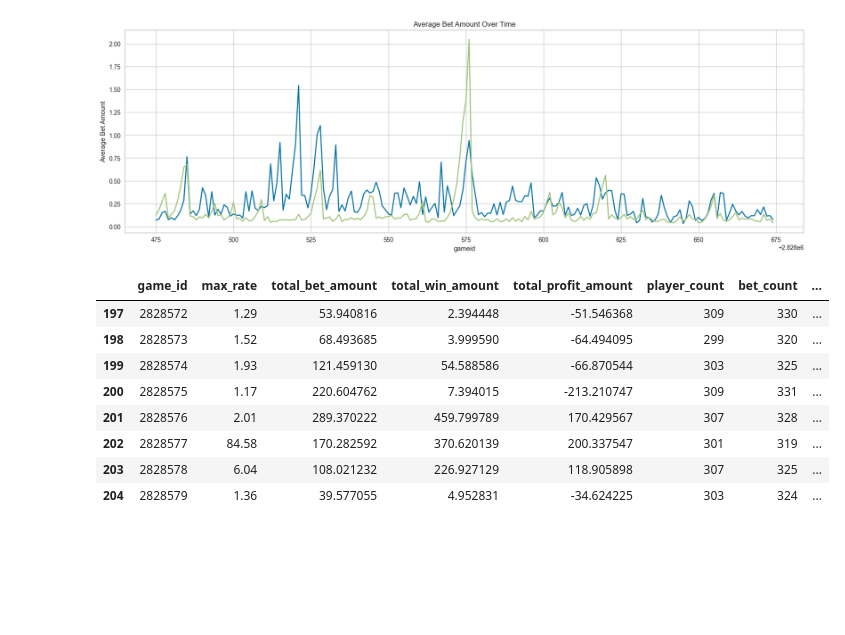
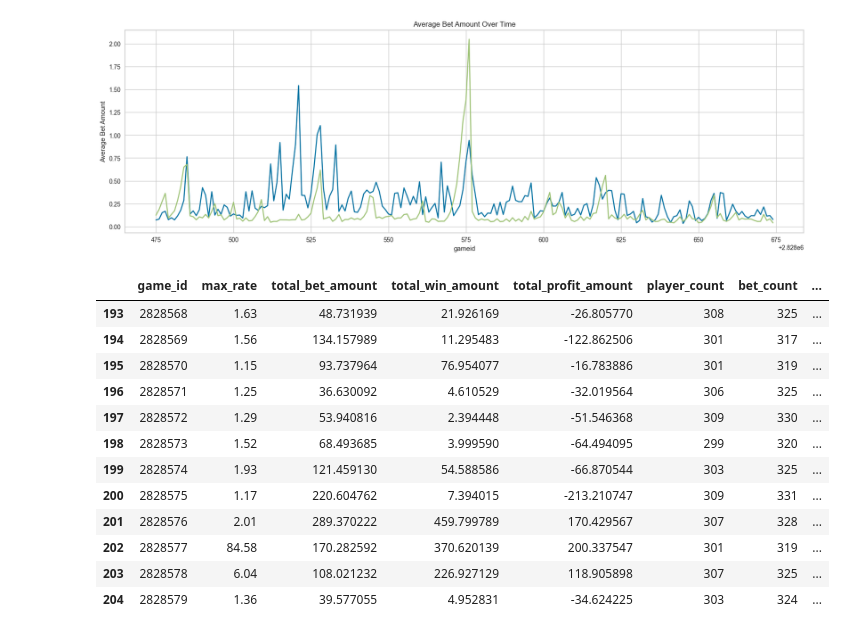
Before and after one commit to KndHvH/igaming-behavioral-deviation-detection, a Jupyter notebook: model/test.ipynb, the cells around one changed output. Cells and saved outputs as stored; diff of their text form; code cells hidden in the pictures; blank space fills up the shorter version.

```diff
--- a/model/test.ipynb
+++ b/model/test.ipynb
@@ -399,9 +619,13 @@ plt.show()
 # %% [output]
 [figure]
 # %%
-games[197:205]
+games[193:205]
 # %% [output]
 |  | game_id | max_rate | total_bet_amount | total_win_amount | total_profit_amount | player_count | bet_count | ... |
+| 193 | 2828568 | 1.63 | 48.731939 | 21.926169 | -26.805770 | 308 | 325 | ... |
+| 194 | 2828569 | 1.56 | 134.157989 | 11.295483 | -122.862506 | 301 | 317 | ... |
+| 195 | 2828570 | 1.15 | 93.737964 | 76.954077 | -16.783886 | 301 | 319 | ... |
+| 196 | 2828571 | 1.25 | 36.630092 | 4.610529 | -32.019564 | 306 | 325 | ... |
 | 197 | 2828572 | 1.29 | 53.940816 | 2.394448 | -51.546368 | 309 | 330 | ... |
 | 198 | 2828573 | 1.52 | 68.493685 | 3.999590 | -64.494095 | 299 | 320 | ... |
 | 199 | 2828574 | 1.93 | 121.459130 | 54.588586 | -66.870544 | 303 | 325 | ... |
```
Also changed, not shown: parts of 38 cells of this notebook, 3 other files.
